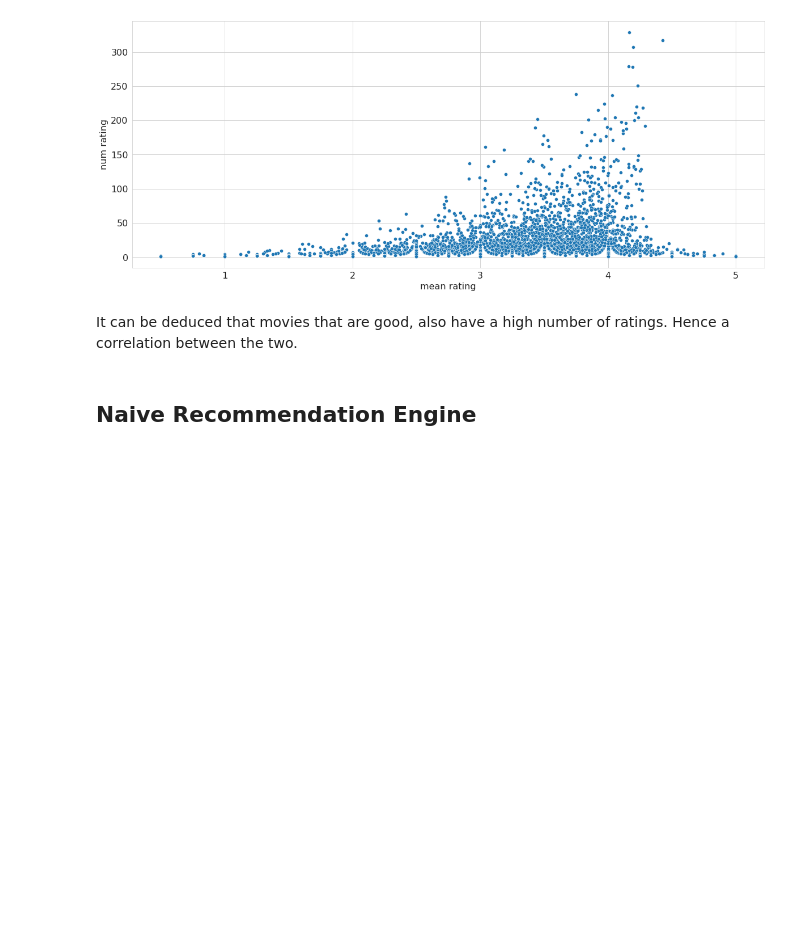
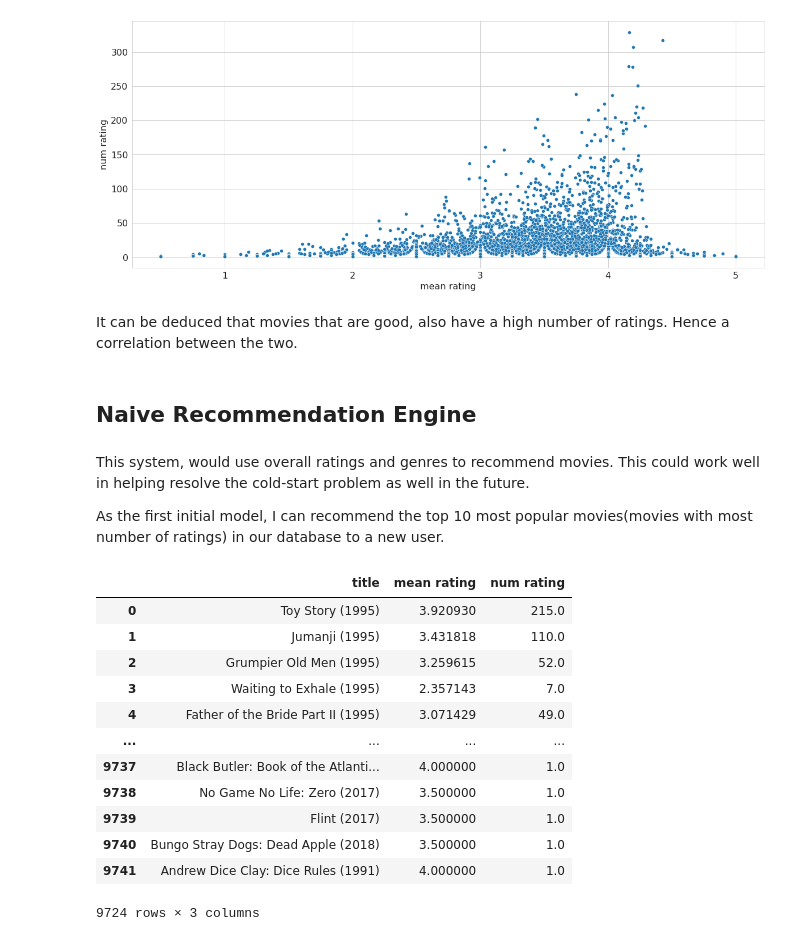
Before and after one commit to E-Juliet/Movie-reccomender, a Jupyter notebook: phase_4_project.ipynb, the cells around one changed output. Saved outputs shown, nothing was run; the diff lists cells and outputs as text; code cells hidden in the pictures; blank space fills up the shorter version.

```diff
--- a/phase_4_project.ipynb
+++ b/phase_4_project.ipynb
@@ -573,3 +573,24 @@ sns.scatterplot(data=df_final, x='mean rating', y ='num rating');
 It can be deduced that movies that are good, also have a high number of ratings. Hence a correlation between the two.
 # %% [markdown]
 ## Naive Recommendation Engine
+# %% [markdown]
+This system, would use overall ratings and genres to recommend movies. This could work well in helping resolve the cold-start problem as well in the future.
+
+As the first initial model, I can recommend the top 10 most popular movies(movies with most number of ratings) in our database to a new user.
+# %%
+user_ratings = df_final[['title', 'mean rating', 'num rating', ]]
+user_ratings
+# %% [output]
+|  | title | mean rating | num rating |
+| 0 | Toy Story (1995) | 3.920930 | 215.0 |
+| 1 | Jumanji (1995) | 3.431818 | 110.0 |
+| 2 | Grumpier Old Men (1995) | 3.259615 | 52.0 |
+| 3 | Waiting to Exhale (1995) | 2.357143 | 7.0 |
+| 4 | Father of the Bride Part II (1995) | 3.071429 | 49.0 |
+| ... | ... | ... | ... |
+| 9737 | Black Butler: Book of the Atlanti... | 4.000000 | 1.0 |
+| 9738 | No Game No Life: Zero (2017) | 3.500000 | 1.0 |
+| 9739 | Flint (2017) | 3.500000 | 1.0 |
+| 9740 | Bungo Stray Dogs: Dead Apple (2018) | 3.500000 | 1.0 |
+| 9741 | Andrew Dice Clay: Dice Rules (1991) | 4.000000 | 1.0 |
+9724 rows × 3 columns
```
Also changed, not shown: parts of 5 cells of this notebook.
